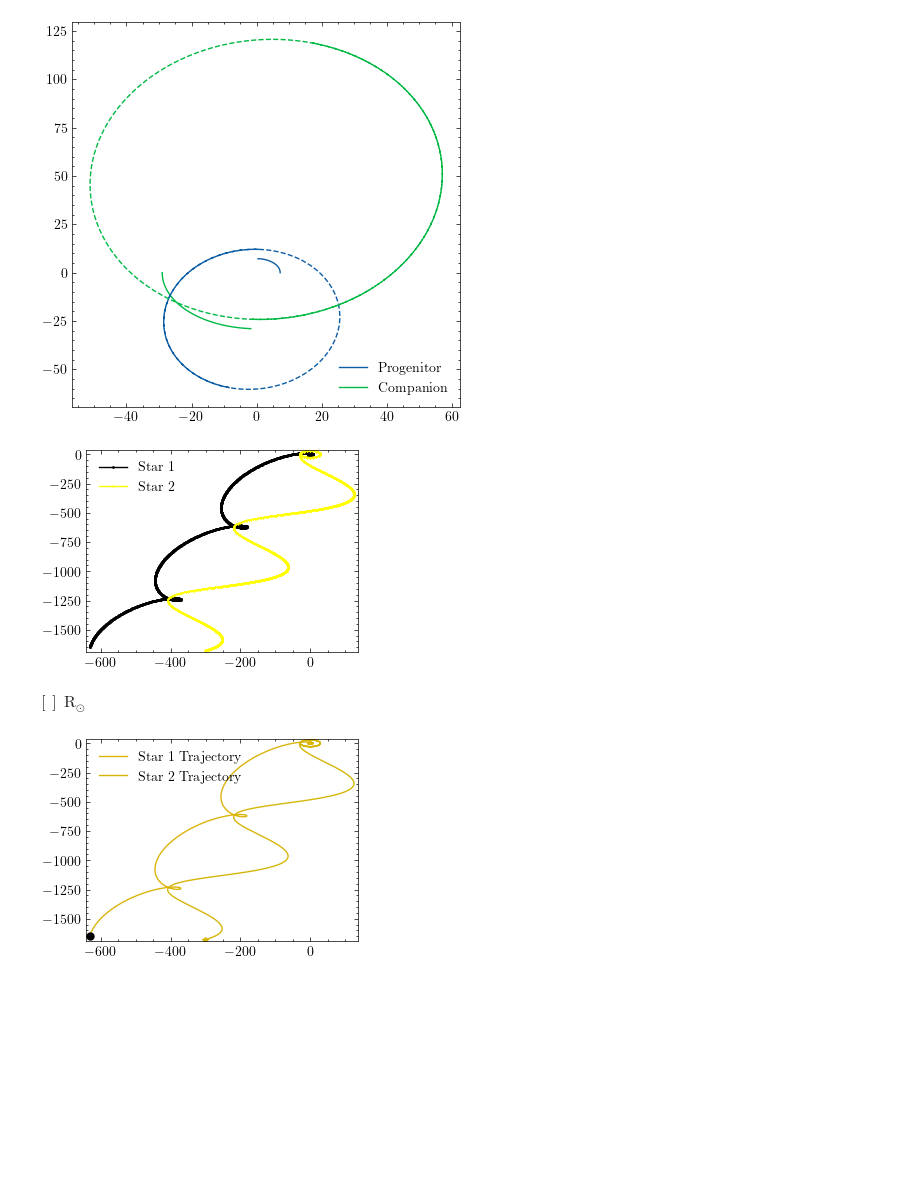
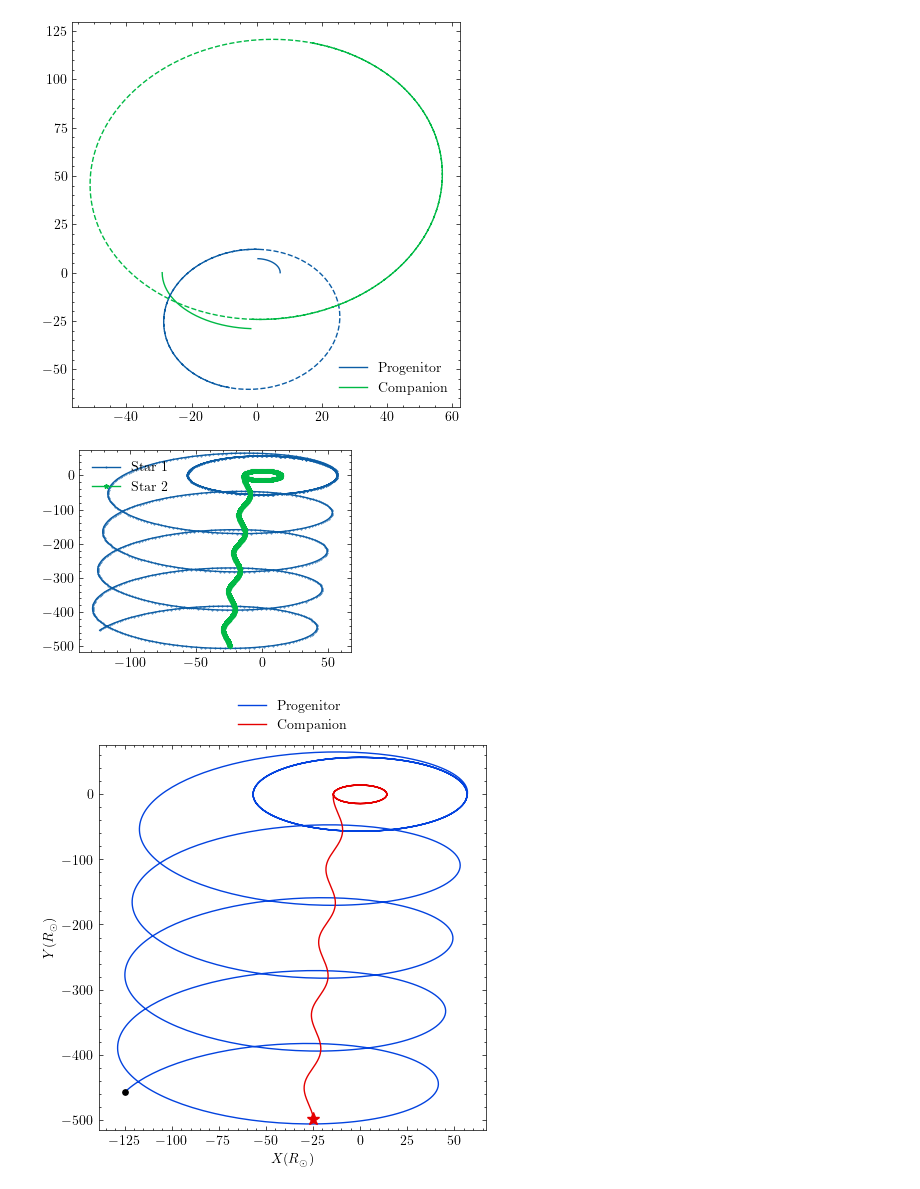
Before and after one commit to neevshah101/binary_SN_explosion, a Jupyter notebook: binary_orbit_evolution.ipynb, the cells around one changed output. Saved outputs shown, nothing was run; the diff lists cells and outputs as text; code cells hidden in the pictures; blank space fills up the shorter version.

```diff
--- a/binary_orbit_evolution.ipynb
+++ b/binary_orbit_evolution.ipynb
@@ -187,3 +158,9 @@ VZ2_init = (0 * kms).si.value
 
 
 Y_init = np.array([X1_init, Y1_init, Z1_init, X2_init, Y2_init, Z2_init,VX1_init, VY1_init, VZ1_init, VX2_init, VY2_init, VZ2_init])
+# %%
+N = 2500
+t = np.linspace(0 * day, 20*P, N).si.value
+
+#orbit before explosion
+sol = sp.integrate.odeint(func, Y_init, t, args = (G.si.value, m1.si.value, m2.si.value))
@@ -190,6 +246,6 @@ Y_init = np.array([X1_init, Y1_init, Z1_init, X2_init, Y2_init, Z2_init,VX1_init
 # %%
-N = 1000
-t = np.linspace(0 * day, 50*P, N).si.value
+N = 2500
+t = np.linspace(0 * day, 20*P, N).si.value
 
 #time of explosion
 t_explode = 3*P.si.value
@@ -284,13 +319,11 @@ ani.save('SN_explosion.gif', writer = 'pillow', dpi = 200)
 transition_frame = len(t_pre_SN)  # Replace with your value
 
 fig, ax = plt.subplots()
-ln1, = ax.plot([], [], color='C0', marker='*', markersize=1, label='Star 1')  # Initially yellow star
-ln2, = ax.plot([], [], color='C1', marker='*', markersize=1, label='Star 2')  # Initially yellow star
+ln1, = ax.plot([], [], color='C0', marker='*', markersize=(m1.value/10)**(2/3), label='Star 1')  # Initially yellow star
+ln2, = ax.plot([], [], color='C1', marker='*', markersize=(m2.value/10)**(2/3), label='Star 2')  # Initially yellow star
 
 # Initialization function
 def init():
-    # ax.set_xlim(-1000, 1000)
-    # ax.set_ylim(-1000, 1000)
     ax.legend()
     return [ln1, ln2]
 
@@ -303,14 +336,15 @@ def update(frame):
     # Change marker of Star 1 after the transition frame
     if frame < transition_frame:
         ln1.set_marker('*')  # Yellow star
-        ln1.set_color('yellow')
+        ln1.set_color('C0')
     else:
         ln1.set_marker('o')  # Black circle
-        ln1.set_color('black')
+        ln1.set_color('C0')
+        ln1.set_markersize((m1_post_SN.value/10)**(2/3))
 
     # Star 2 remains a yellow star
     ln2.set_marker('*')
-    ln2.set_color('yellow')
+    ln2.set_color('C1')
 
 
 
@@ -331,26 +365,25 @@ ani = FuncAnimation(fig, update, frames=np.arange(0, N, 10),
 # Save the animation as a GIF
 ani.save('SN_explosion.gif', writer='pillow', dpi=200)
 # %% [output]
-[figure, old version]
+[figure, new version]
-# %%
-X1[:0]
-# %% [output]
-$[] \; \mathrm{R_{\odot}}$
 # %%
 # Specific frame index where the transition happens
 transition_frame = len(t_pre_SN)  # Replace with your value
+scale = 2
 
-fig, ax = plt.subplots()
-ln1_line, = ax.plot([], [], color='xkcd:gold', label='Star 1 Trajectory')  # Line for Star 1
-ln2_line, = ax.plot([], [], color='xkcd:dark yellow', label='Star 2 Trajectory')  # Line for Star 2
+fig, ax = plt.subplots(figsize = (5,5))
+ln1_line, = ax.plot([], [], color='xkcd:blue', label='Progenitor')  # Line for Star 1
+ln2_line, = ax.plot([], [], color='xkcd:red', label='Companion')  # Line for Star 2
 
-ln1_marker, = ax.plot([], [], color='xkcd:gold', marker='*', markersize=5)  # Marker for Star 1
-ln2_marker, = ax.plot([], [], color='xkcd:dark yellow', marker='*', markersize=5)  # Marker for Star 2
+ln1_marker, = ax.plot([], [], color='xkcd:blue', marker='*', markersize=(m1.value/scale)**(2/3))  # Marker for Star 1
+ln2_marker, = ax.plot([], [], color='xkcd:red', marker='*', markersize=(m2.value/scale)**(2/3))  # Marker for Star 2
 
 # Initialization function
 def init():
     # Keep your legend and limits intact
-    ax.legend()
+    ax.legend(loc = 'upper center', bbox_to_anchor=(0.5, 1.15))
+    ax.set_xlabel(r'$X(R_{\odot})$')
+    ax.set_ylabel(r'$Y(R_{\odot})$')
     return [ln1_line, ln2_line, ln1_marker, ln2_marker]
 
 # Update function
@@ -359,33 +392,34 @@ def update(frame):
     ln1_line.set_data(X1[:frame], Y1[:frame])
     ln2_line.set_data(X2[:frame], Y2[:frame])
 
     # Update marker for the last point
     ln1_marker.set_data([X1[:frame][-1].value], [Y1[:frame][-1].value])
     ln2_marker.set_data([X2[:frame][-1].value], [Y2[:frame][-1].value])
 
     # Change marker style and color for Star 1 after the transition frame
     if frame < transition_frame:
         ln1_marker.set_marker('*')  # Yellow star
-        ln1_marker.set_color('xkcd:gold')
+        ln1_marker.set_color('xkcd:blue')
     else:
         ln1_marker.set_marker('o')  # Black circle
         ln1_marker.set_color('xkcd:black')
+        ln1.set_markersize((m1_post_SN.value/scale)**(2/3))
 
     #Dynamically adjust axis limits
     xmin = min(X1[:frame].min(), X2[:frame].min()) - 10*rsun
     xmax = max(X1[:frame].max(), X2[:frame].max()) + 10*rsun
     ymin = min(Y1[:frame].min(), Y2[:frame].min()) - 10*rsun
     ymax = max(Y1[:frame].max(), Y2[:frame].max()) + 10*rsun
     ax.set_xlim(xmin.value, xmax.value)
     ax.set_ylim(ymin.value, ymax.value)
 
     return [ln1_line, ln2_line, ln1_marker, ln2_marker]
 
 # Create the animation
 ani = FuncAnimation(fig, update, frames=np.arange(1, N, 10),  # Start from 1
-                    init_func=init, blit=False, interval=15)
+                    init_func=init, blit=False, interval=5)
 
 # Save the animation as a GIF
 ani.save('SN_explosion.gif', writer='pillow', dpi=200)
 # %% [output]
-[figure, old version]
+[figure, new version]
```
Also changed, not shown: parts of 9 cells of this notebook.
